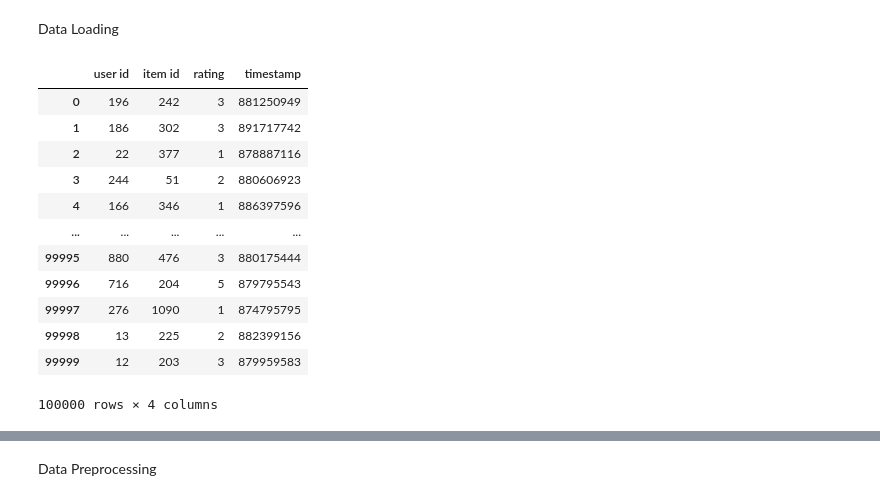
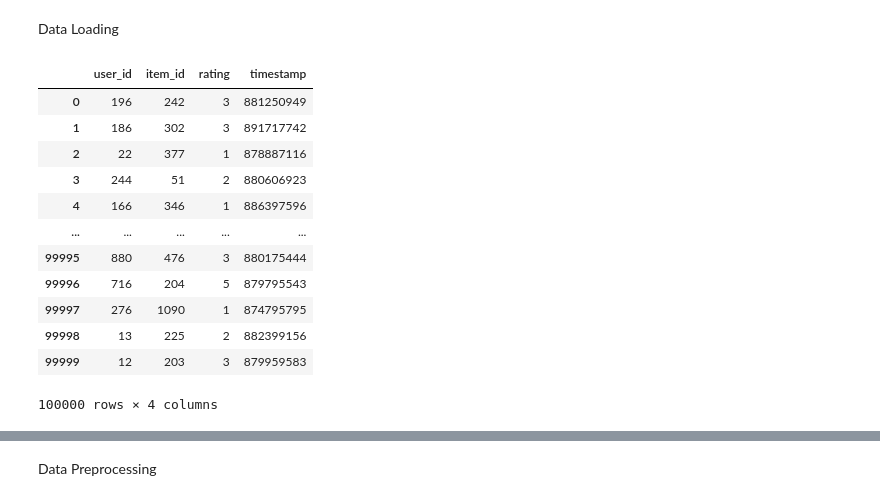
Before and after one commit to ArjunVylat/Movie-Recommendation-System, a Jupyter notebook: movie_recommendation_system.ipynb, the cells around one changed output, grey strips where cells are left out. Saved outputs shown, nothing was run; the diff lists cells and outputs as text; code cells hidden in the pictures.

```diff
--- a/movie_recommendation_system.ipynb
+++ b/movie_recommendation_system.ipynb
@@ -3,12 +3,12 @@ Data Loading
 # %%
 import pandas as pd
 
-columns = ['user id', 'item id', 'rating', 'timestamp']
+columns = ['user_id', 'item_id', 'rating', 'timestamp']
 ratings_df = pd.read_csv(r'ml-100k\u.data', sep='\t', names=columns)
 
 ratings_df
 # %% [output]
-|  | user id | item id | rating | timestamp |
+|  | user_id | item_id | rating | timestamp |
 | 0 | 196 | 242 | 3 | 881250949 |
 | 1 | 186 | 302 | 3 | 891717742 |
 | 2 | 22 | 377 | 1 | 878887116 |
```
Also changed, not shown: parts of 22 cells of this notebook, 1 other file.
